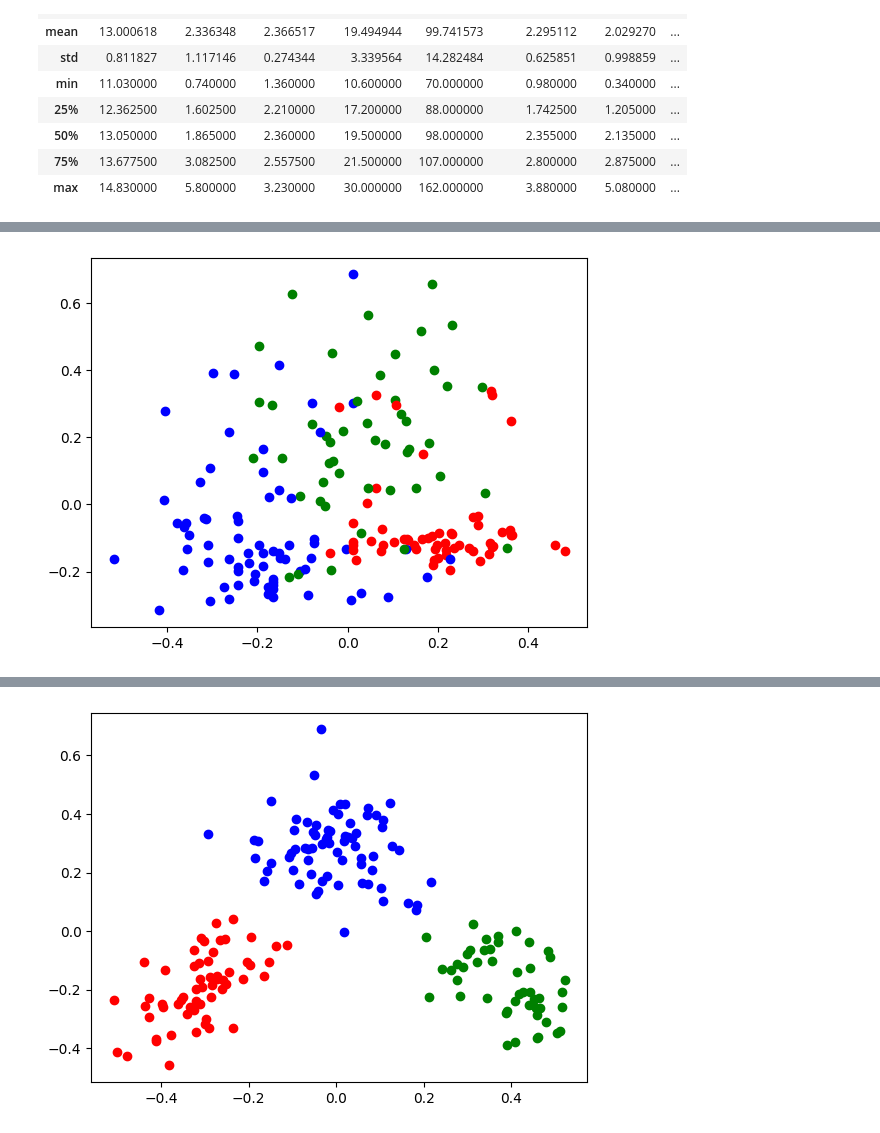
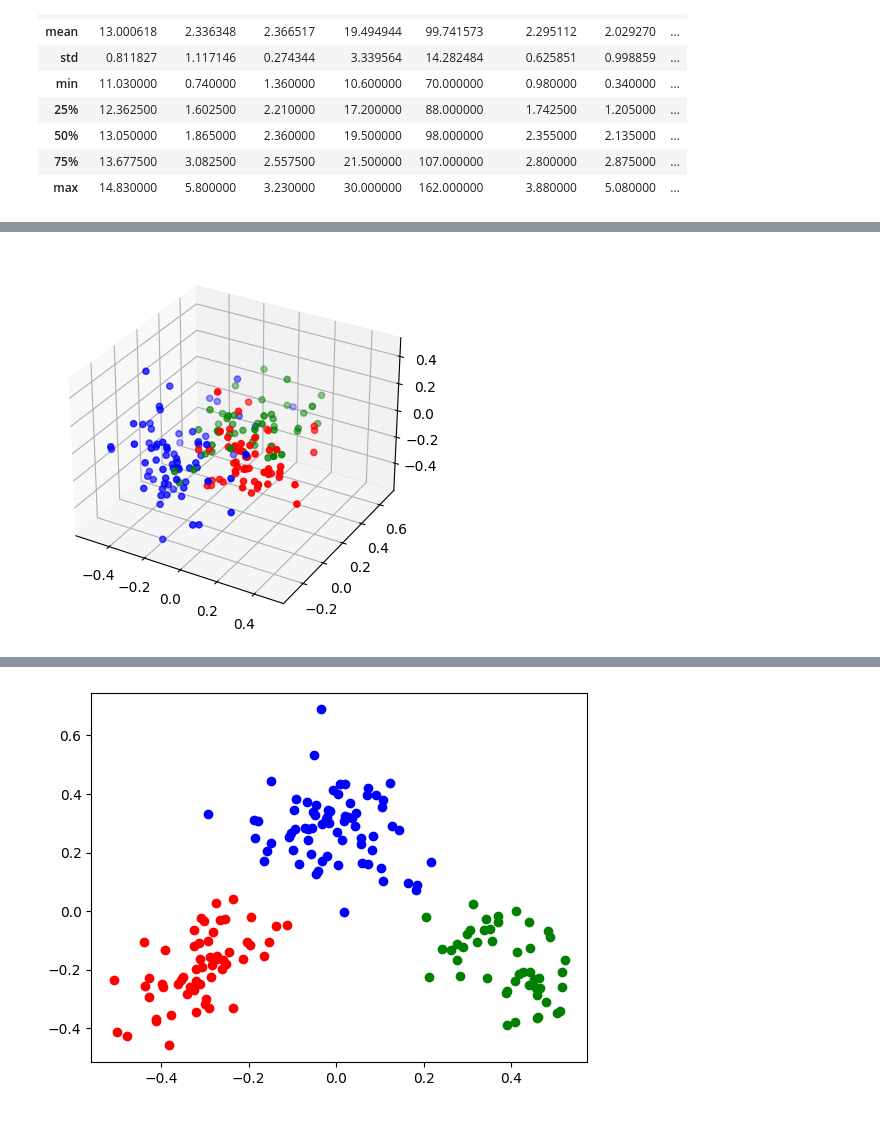
Before and after one commit to FangLee2003/KNN-LDA-Without-Library, a Jupyter notebook: KNN with LDA.ipynb, the cells around one changed output, grey strips where cells are left out. Drawn from its saved outputs; the diff is of its cells as text; code cells hidden in the pictures.

```diff
--- a/KNN with LDA.ipynb
+++ b/KNN with LDA.ipynb
@@ -283,10 +286,13 @@ print(X)
 # %%
 clr=['red','blue','green']
-for i in range(X.shape[0]):
-    plt.scatter(X[i,0],X[i,1],c=clr[y[i]-1])
+colors = [clr[int(y[i]) - 1] for i in range(X.shape[0])] # create color array based on labels
+
+ax = plt.axes(projection='3d')
+ax.scatter(X[:, 0], X[:, 1], X[:, 2], c=colors)
+
 plt.show()
 # %% [output]
-[figure, old version]
+[figure, new version]
 # %%
 lda=LDA(2)
 X=lda.transform(X,y)
```
Also changed, not shown: parts of 7 cells of this notebook.
